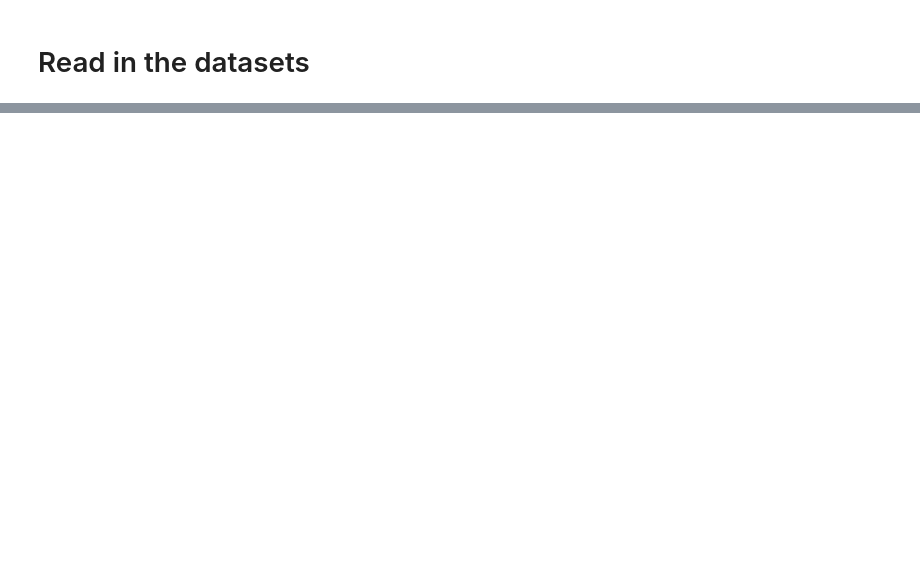
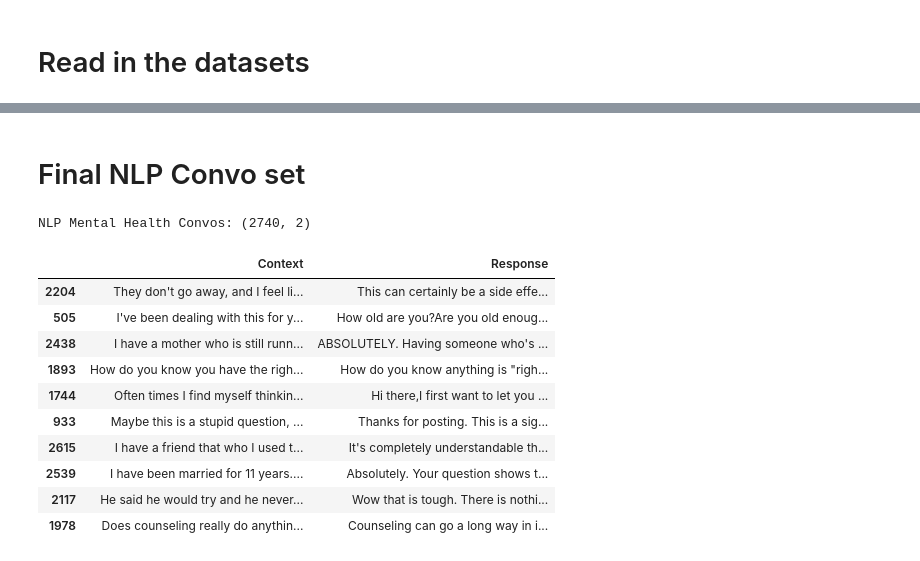
Before and after one commit to Dantoro/project_therapy, a Jupyter notebook: project_notebooks/cleaning_chat_data.ipynb, the cells around one changed output, grey strips where cells are left out. Drawn from its saved outputs; the diff is of its cells as text; code cells hidden in the pictures; blank space fills up the shorter version.

```diff
--- a/project_notebooks/cleaning_chat_data.ipynb
+++ b/project_notebooks/cleaning_chat_data.ipynb
@@ -13,14 +13,19 @@ interview_df = pd.read_csv(
     "../datasets/custom_corpus/chatbot_sets/mental_health_sets/mental_chat16k/interview_data_6k.csv"
 )
 
-# Load CounselChat (clean version)
-counselchat_df = pd.read_csv(
+# Load counsel_chat (clean version)
+counsel_chat_df = pd.read_csv(
     "../datasets/custom_corpus/chatbot_sets/mental_health_sets/counsel_chat/counsel_chat-data.csv"
 )
 
+nlp_convos_df = pd.read_csv('nlp_convos.csv').rename(columns={'input': 'Context', 'response': 'Response'})
+interview_df = pd.read_csv('interview_data_6k.csv').rename(columns={'prompt': 'Context', 'completion': 'Response'})
+counsel_chat_df = counsel_chat_df.rename(columns={'questionText': 'Context', 'answerText': 'Response'})
+
+
 print(f"NLP Mental Health Convos: {nlp_convos_df.shape}")
 print(f"Interview 6k: {interview_df.shape}")
-print(f"CounselChat: {counselchat_df.shape}")
+print(f"Counsel Chat: {counsel_chat_df.shape}")
 # %% [output]
 NLP Mental Health Convos: (3512, 2)
 Interview 6k: (6310, 3)
@@ -27,0 +77,4 @@ CounselChat: (1482, 9)
+# %%
+# Remove rows where 'Response' is null or empty
+nlp_convos_df = nlp_convos_df.dropna(subset=["Response"])
+nlp_convos_df = nlp_convos_df[nlp_convos_df["Response"].str.strip().astype(bool)]
@@ -27,0 +103,3 @@ CounselChat: (1482, 9)
+# %%
+# Remove exact duplicate prompt/response pairs
+nlp_convos_df = nlp_convos_df.drop_duplicates(subset=["Context", "Response"])
@@ -27,0 +126,22 @@ CounselChat: (1482, 9)
+# %% [markdown]
+# Final NLP Convo set
+# %%
+nlp_convos_df = nlp_convos_df.reset_index(drop=True)
+
+print(f"NLP Mental Health Convos: {nlp_convos_df.shape}")
+# %% [output]
+NLP Mental Health Convos: (2740, 2)
+# %%
+nlp_convos_df.sample(10)
+# %% [output]
+|  | Context | Response |
+| 2204 | They don't go away, and I feel li... | This can certainly be a side effe... |
+| 505 | I've been dealing with this for y... | How old are you?Are you old enoug... |
+| 2438 | I have a mother who is still runn... | ABSOLUTELY. Having someone who's ... |
+| 1893 | How do you know you have the righ... | How do you know anything is "righ... |
+| 1744 | Often times I find myself thinkin... | Hi there,I first want to let you ... |
+| 933 | Maybe this is a stupid question, ... | Thanks for posting. This is a sig... |
+| 2615 | I have a friend that who I used t... | It's completely understandable th... |
+| 2539 | I have been married for 11 years.... | Absolutely. Your question shows t... |
+| 2117 | He said he would try and he never... | Wow that is tough. There is nothi... |
+| 1978 | Does counseling really do anythin... | Counseling can go a long way in i... |
```
Also changed, not shown: parts of 49 cells of this notebook.
